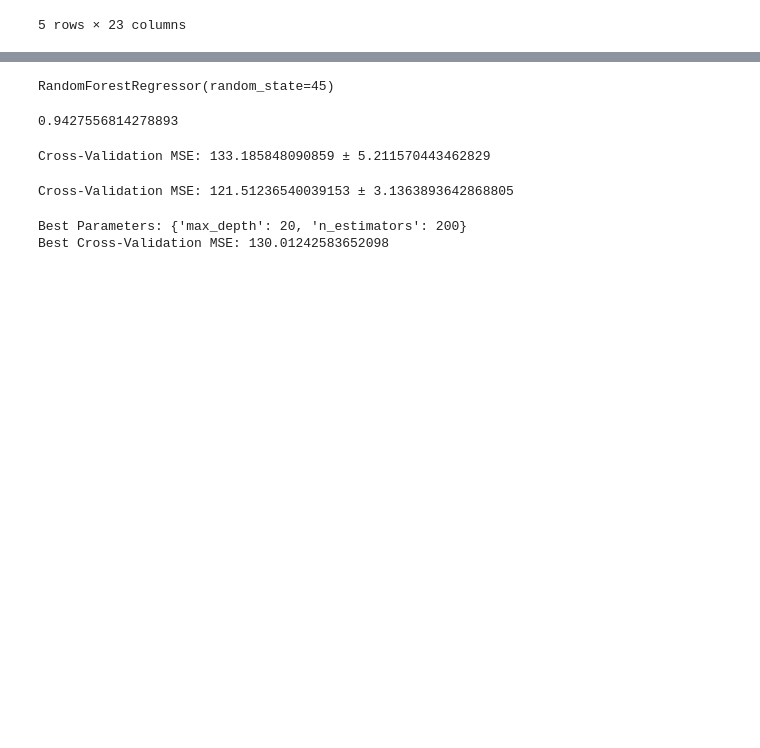
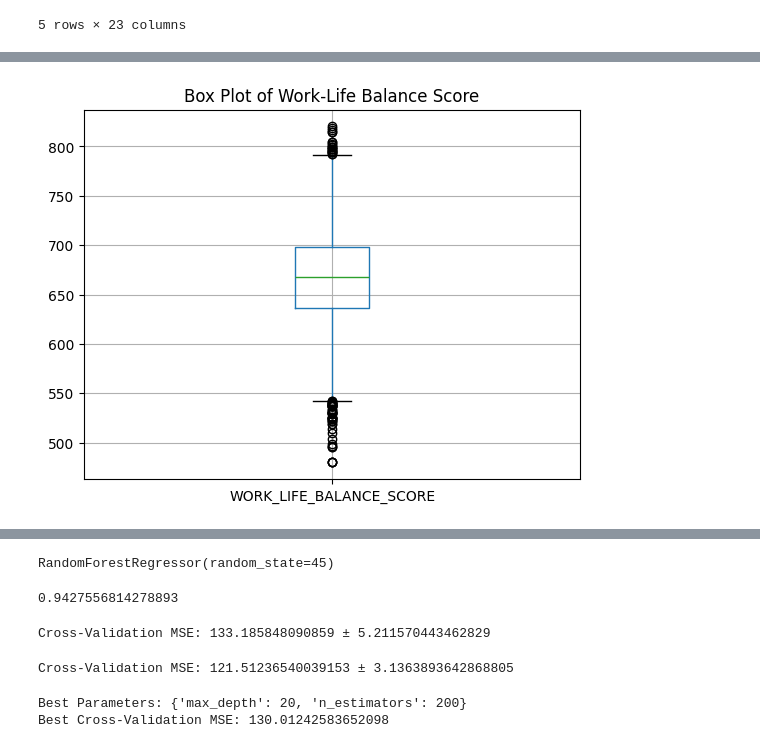
Before and after one commit to Sajidha777/health-wellbeing-analytics, a Jupyter notebook: model.ipynb, the cells around one changed output, grey strips where cells are left out. Cells and saved outputs as stored; diff of their text form; code cells hidden in the pictures; blank space fills up the shorter version.

```diff
--- a/model.ipynb
+++ b/model.ipynb
@@ -148,0 +159,6 @@ df.head()
+# %%
+df.boxplot(column='WORK_LIFE_BALANCE_SCORE')
+plt.title('Box Plot of Work-Life Balance Score')
+plt.show()
+# %% [output]
+[figure, added]
```
Also changed, not shown: parts of 10 cells of this notebook.
